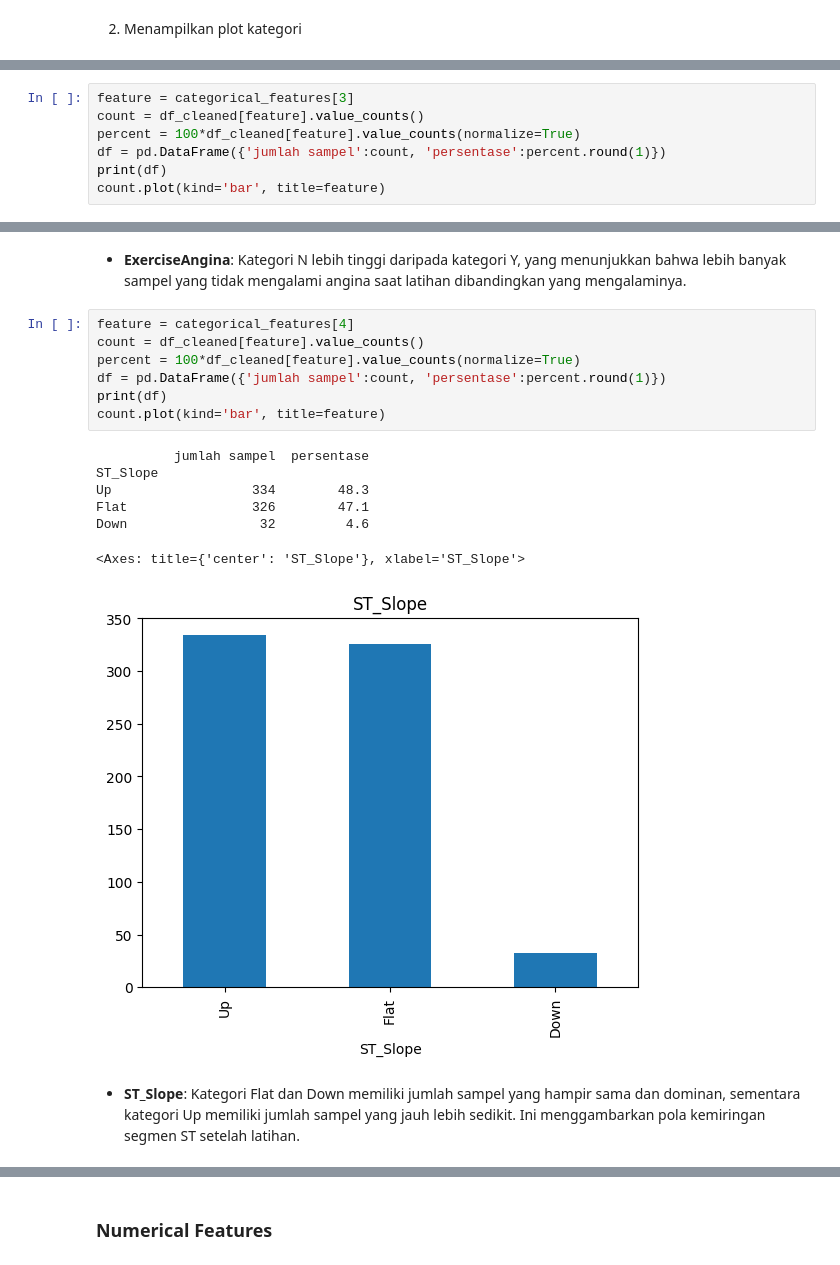
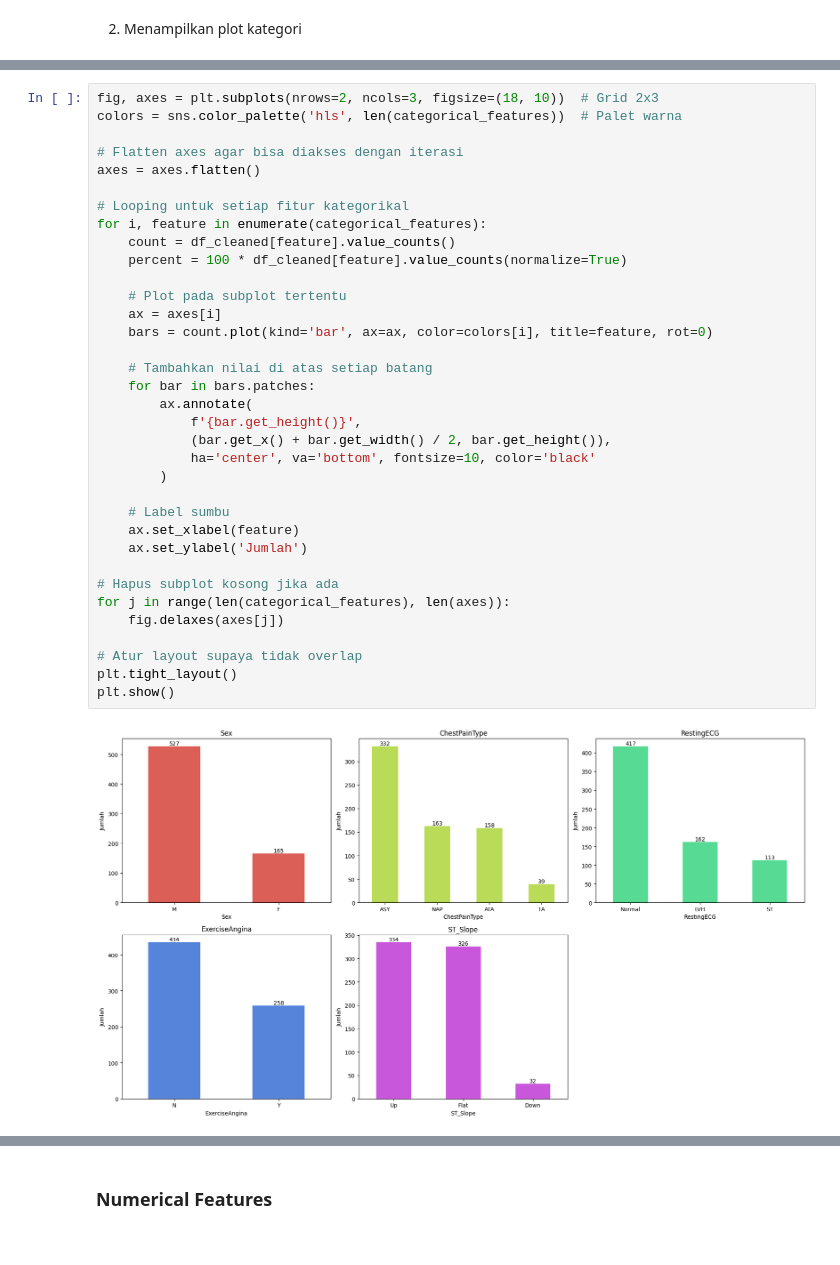
Before and after one commit to aflah201/Submission_MLT_Predictive_Analytics_Heart, a Jupyter notebook: Submission_Predictive_Analytics_Heart.ipynb, the cells around one changed output, grey strips where cells are left out. Saved outputs shown, nothing was run; the diff lists cells and outputs as text.

```diff
--- a/Submission_Predictive_Analytics_Heart.ipynb
+++ b/Submission_Predictive_Analytics_Heart.ipynb
@@ -366,7 +314,0 @@ ST                    113        16.3
-# %%
-feature = categorical_features[3]
-count = df_cleaned[feature].value_counts()
-percent = 100*df_cleaned[feature].value_counts(normalize=True)
-df = pd.DataFrame({'jumlah sampel':count, 'persentase':percent.round(1)})
-print(df)
-count.plot(kind='bar', title=feature)
@@ -380,19 +315,37 @@ Y                         258        37.3
-# %% [markdown]
-* **ExerciseAngina**: Kategori N lebih tinggi daripada kategori Y, yang menunjukkan bahwa lebih banyak sampel yang tidak mengalami angina saat latihan dibandingkan yang mengalaminya.
-# %%
-feature = categorical_features[4]
-count = df_cleaned[feature].value_counts()
-percent = 100*df_cleaned[feature].value_counts(normalize=True)
-df = pd.DataFrame({'jumlah sampel':count, 'persentase':percent.round(1)})
-print(df)
-count.plot(kind='bar', title=feature)
-# %% [output]
-          jumlah sampel  persentase
-ST_Slope
-Up                  334        48.3
-Flat                326        47.1
-Down                 32         4.6
-<Axes: title={'center': 'ST_Slope'}, xlabel='ST_Slope'>
-[figure, removed]
-# %% [markdown]
-* **ST_Slope**: Kategori Flat dan Down memiliki jumlah sampel yang hampir sama dan dominan, sementara kategori Up memiliki jumlah sampel yang jauh lebih sedikit. Ini menggambarkan pola kemiringan segmen ST setelah latihan.
+# %%
+fig, axes = plt.subplots(nrows=2, ncols=3, figsize=(18, 10))  # Grid 2x3
+colors = sns.color_palette('hls', len(categorical_features))  # Palet warna
+
+# Flatten axes agar bisa diakses dengan iterasi
+axes = axes.flatten()
+
+# Looping untuk setiap fitur kategorikal
+for i, feature in enumerate(categorical_features):
+    count = df_cleaned[feature].value_counts()
+    percent = 100 * df_cleaned[feature].value_counts(normalize=True)
+
+    # Plot pada subplot tertentu
+    ax = axes[i]
+    bars = count.plot(kind='bar', ax=ax, color=colors[i], title=feature, rot=0)
+
+    # Tambahkan nilai di atas setiap batang
+    for bar in bars.patches:
+        ax.annotate(
+            f'{bar.get_height()}',
+            (bar.get_x() + bar.get_width() / 2, bar.get_height()),
+            ha='center', va='bottom', fontsize=10, color='black'
+        )
+
+    # Label sumbu
+    ax.set_xlabel(feature)
+    ax.set_ylabel('Jumlah')
+
+# Hapus subplot kosong jika ada
+for j in range(len(categorical_features), len(axes)):
+    fig.delaxes(axes[j])
+
+# Atur layout supaya tidak overlap
+plt.tight_layout()
+plt.show()
+# %% [output]
+[figure, added]
```
Also changed, not shown: parts of 19 cells of this notebook, 1 other file.
